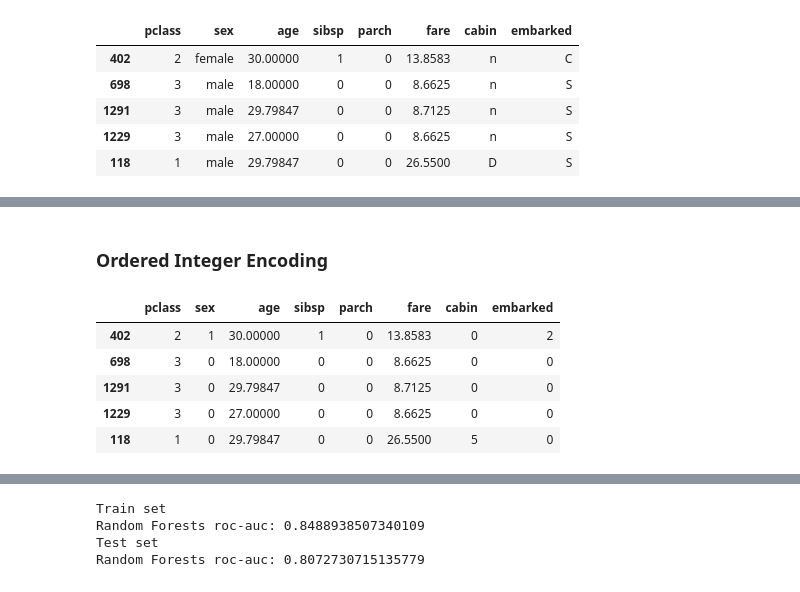
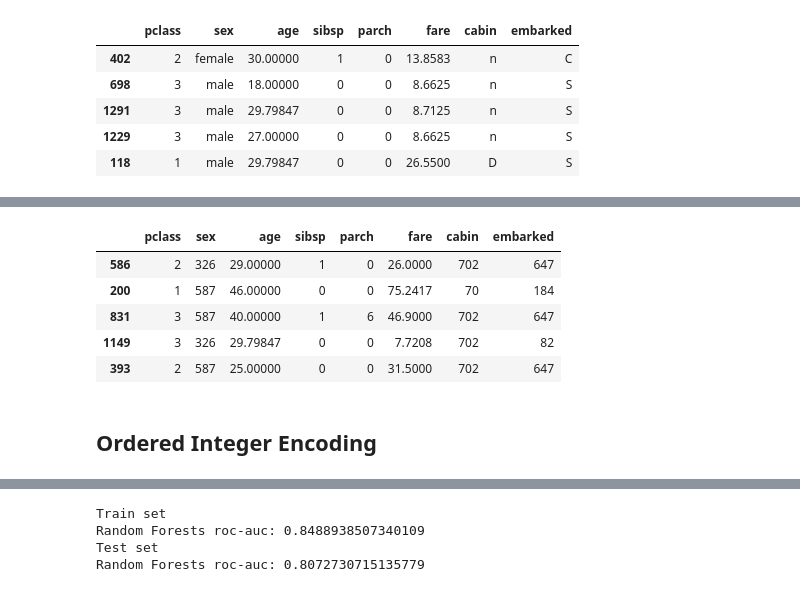
Before and after one commit to solegalli/feature-engineering-for-machine-learning, a Jupyter notebook: Section-09-Categorical-Encoding-Monotonic/Comparison-categorical-encoding-techniques.ipynb, the cells around one changed output, grey strips where cells are left out. Saved outputs shown, nothing was run; the diff lists cells and outputs as text; code cells hidden in the pictures.

Commit message:
update compared encoding nb

```diff
--- a/Section-09-Categorical-Encoding-Monotonic/Comparison-categorical-encoding-techniques.ipynb
+++ b/Section-09-Categorical-Encoding-Monotonic/Comparison-categorical-encoding-techniques.ipynb
@@ -110,3 +100,10 @@ impute_na(X_train, "age", X_train["age"].mean())
+# %%
+# Let's replace null values in age by the mean
+
+value = X_train["age"].mean()
+
+X_train["age"].fillna(value, inplace=True)
+X_test["age"].fillna(value, inplace=True)
 # %%
 X_train.head()
 # %% [output]
@@ -208,0 +167,5 @@ X_train_count.head()
+# %%
+enc = CountFrequencyEncoder()
+
+X_train_count = enc.fit_transform(X_train)
+X_test_count = enc.transform(X_test)
@@ -209,42 +181,11 @@ X_train_count.head()
+# %%
+X_test_count.head()
+# %% [output]
+|  | pclass | sex | age | sibsp | parch | fare | cabin | embarked |
+| 586 | 2 | 326 | 29.00000 | 1 | 0 | 26.0000 | 702 | 647 |
+| 200 | 1 | 587 | 46.00000 | 0 | 0 | 75.2417 | 70 | 184 |
+| 831 | 3 | 587 | 40.00000 | 1 | 6 | 46.9000 | 702 | 647 |
+| 1149 | 3 | 326 | 29.79847 | 0 | 0 | 7.7208 | 702 | 82 |
+| 393 | 2 | 587 | 25.00000 | 0 | 0 | 31.5000 | 702 | 647 |
 # %% [markdown]
-### Ordered Integer Encoding
+## Ordered Integer Encoding
-# %%
-def categories_to_ordered(df_train, df_test, y_train, y_test):
-
-    # make a temporary copy of the datasets
-    df_train_temp = pd.concat([df_train, y_train], axis=1).copy()
-    df_test_temp = pd.concat([df_test, y_test], axis=1).copy()
-
-    for col in ["sex", "cabin", "embarked"]:
-
-        # order categories according to target mean
-        ordered_labels = (
-            df_train_temp.groupby([col])["survived"].mean().sort_values().index
-        )
-
-        # create the dictionary to map the ordered labels to an ordinal number
-        ordinal_label = {k: i for i, k in enumerate(ordered_labels, 0)}
-
-        # remap the categories  to these ordinal numbers
-        df_train_temp[col] = df_train[col].map(ordinal_label)
-        df_test_temp[col] = df_test[col].map(ordinal_label)
-
-    # remove the target
-    df_train_temp.drop(["survived"], axis=1, inplace=True)
-    df_test_temp.drop(["survived"], axis=1, inplace=True)
-
-    return df_train_temp, df_test_temp
-
-
-X_train_ordered, X_test_ordered = categories_to_ordered(
-    X_train, X_test, y_train, y_test
-)
-
-X_train_ordered.head()
-# %% [output]
-|  | pclass | sex | age | sibsp | parch | fare | cabin | embarked |
-| 402 | 2 | 1 | 30.00000 | 1 | 0 | 13.8583 | 0 | 2 |
-| 698 | 3 | 0 | 18.00000 | 0 | 0 | 8.6625 | 0 | 0 |
-| 1291 | 3 | 0 | 29.79847 | 0 | 0 | 8.7125 | 0 | 0 |
-| 1229 | 3 | 0 | 27.00000 | 0 | 0 | 8.6625 | 0 | 0 |
-| 118 | 1 | 0 | 29.79847 | 0 | 0 | 26.5500 | 5 | 0 |
```
Also changed, not shown: parts of 21 cells of this notebook.
